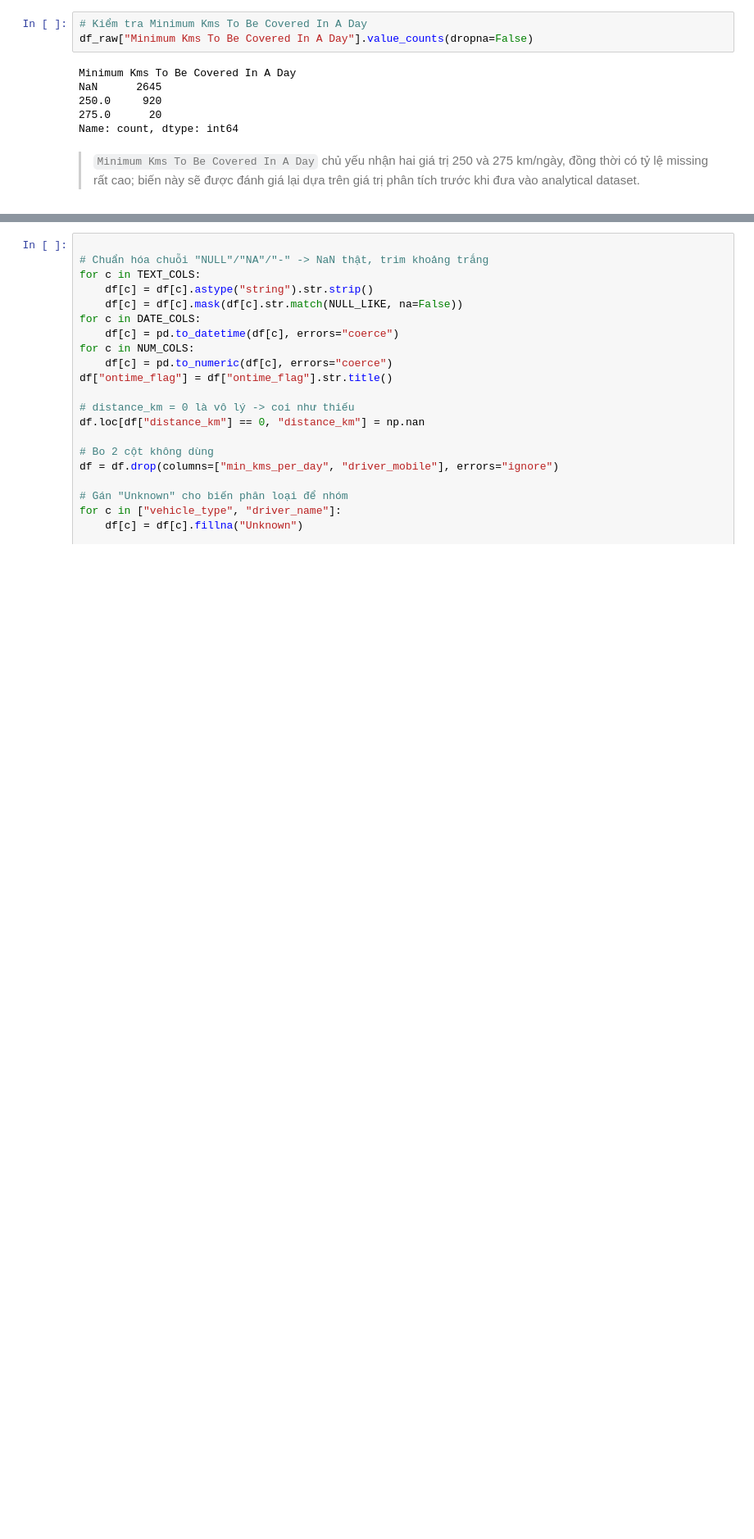
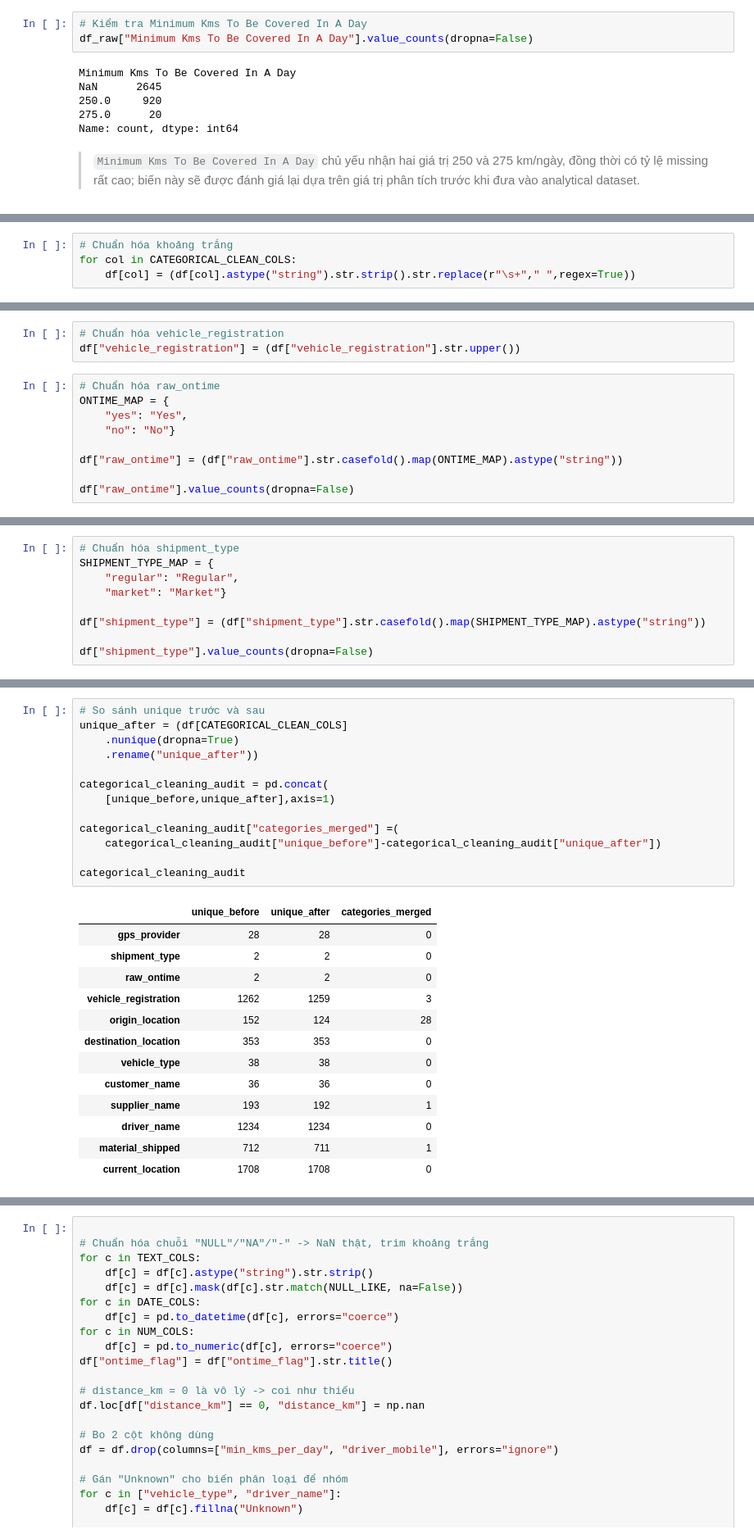
Before and after one commit to ChiBao-v/logistics-delivery-performance-analysis, a Jupyter notebook: python/EDA.ipynb, the cells around one changed output, grey strips where cells are left out. Shown at 82% size. Cells and saved outputs as stored; diff of their text form; blank space fills up the shorter version.

```diff
--- a/python/EDA.ipynb
+++ b/python/EDA.ipynb
@@ -725,0 +1093,4 @@ current_lon           1
+# %%
+# Chuẩn hóa khoảng trắng
+for col in CATEGORICAL_CLEAN_COLS:
+    df[col] = (df[col].astype("string").str.strip().str.replace(r"\s+"," ",regex=True))
@@ -725,0 +1124,12 @@ current_lon           1
+# %%
+# Chuẩn hóa vehicle_registration
+df["vehicle_registration"] = (df["vehicle_registration"].str.upper())
+# %%
+# Chuẩn hóa raw_ontime
+ONTIME_MAP = {
+    "yes": "Yes",
+    "no": "No"}
+
+df["raw_ontime"] = (df["raw_ontime"].str.casefold().map(ONTIME_MAP).astype("string"))
+
+df["raw_ontime"].value_counts(dropna=False)
@@ -725,0 +1141,9 @@ current_lon           1
+# %%
+# Chuẩn hóa shipment_type
+SHIPMENT_TYPE_MAP = {
+    "regular": "Regular",
+    "market": "Market"}
+
+df["shipment_type"] = (df["shipment_type"].str.casefold().map(SHIPMENT_TYPE_MAP).astype("string"))
+
+df["shipment_type"].value_counts(dropna=False)
@@ -725,0 +1155,27 @@ current_lon           1
+# %%
+# So sánh unique trước và sau
+unique_after = (df[CATEGORICAL_CLEAN_COLS]
+    .nunique(dropna=True)
+    .rename("unique_after"))
+
+categorical_cleaning_audit = pd.concat(
+    [unique_before,unique_after],axis=1)
+
+categorical_cleaning_audit["categories_merged"] =(
+    categorical_cleaning_audit["unique_before"]-categorical_cleaning_audit["unique_after"])
+
+categorical_cleaning_audit
+# %% [output]
+|  | unique_before | unique_after | categories_merged |
+| gps_provider | 28 | 28 | 0 |
+| shipment_type | 2 | 2 | 0 |
+| raw_ontime | 2 | 2 | 0 |
+| vehicle_registration | 1262 | 1259 | 3 |
+| origin_location | 152 | 124 | 28 |
+| destination_location | 353 | 353 | 0 |
+| vehicle_type | 38 | 38 | 0 |
+| customer_name | 36 | 36 | 0 |
+| supplier_name | 193 | 192 | 1 |
+| driver_name | 1234 | 1234 | 0 |
+| material_shipped | 712 | 711 | 1 |
+| current_location | 1708 | 1708 | 0 |
```
Also changed, not shown: parts of 60 cells of this notebook.
